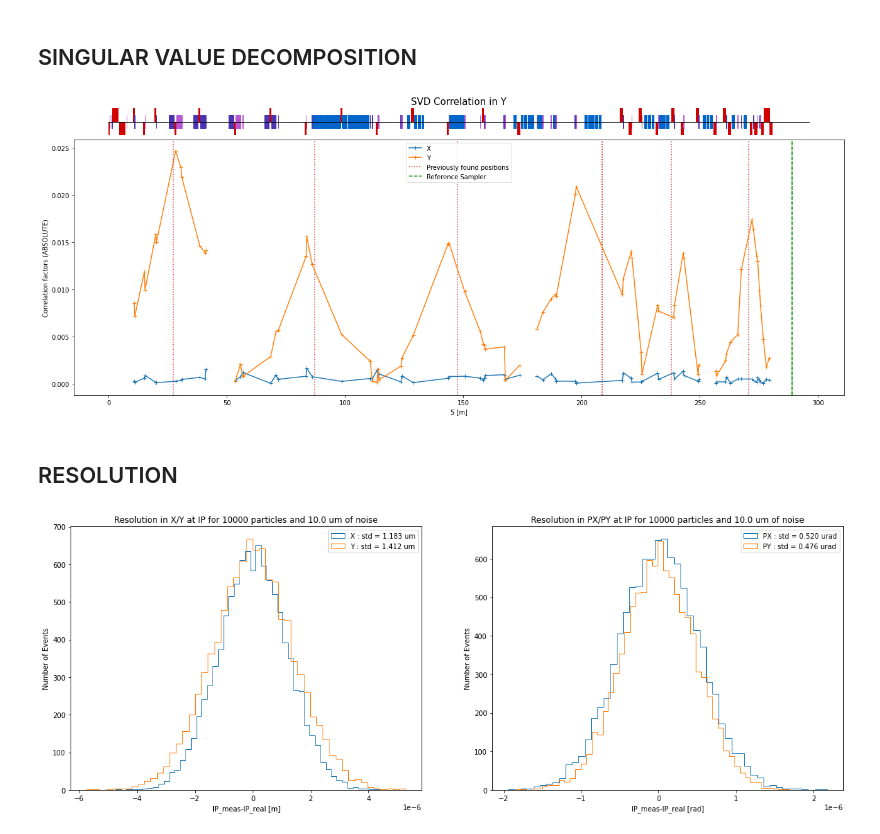
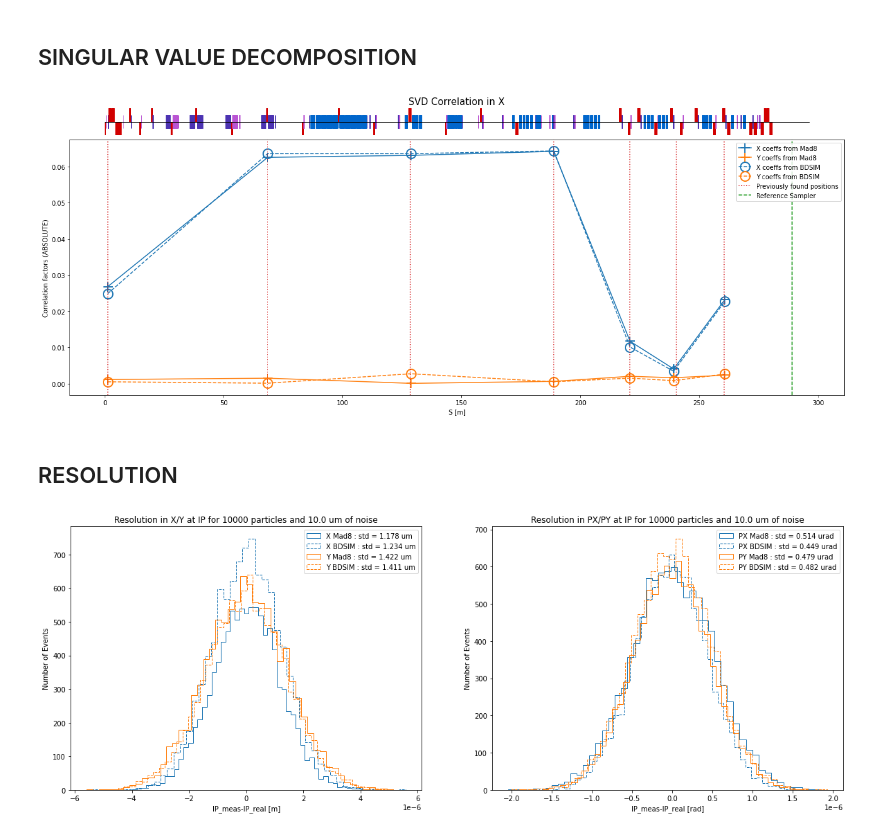
Before and after one commit to MarinDeniaud/luxe-backgrounds, a Jupyter notebook: 06_analysis/Beam_tracking_analysis.ipynb, the cells around one changed output. Cells and saved outputs as stored; diff of their text form; code cells hidden in the pictures.

```diff
--- a/06_analysis/Beam_tracking_analysis.ipynb
+++ b/06_analysis/Beam_tracking_analysis.ipynb
@@ -215,7 +249,14 @@ Text(0.5, 1.0, 'Fit of the Theory curve in all coordinates')
 # %% [markdown]
 ### Phase space
 # %%
-_plt.figure(figsize=(14, 9))
+ref_S = Track.twiss.getElementByNames('IP.LUXE.T20', 'S')
+initial_fit = [[1, 70, 130, 180, 220, 240, 260],
+              [40, 100, 160, 215, 230, 245, 270],
+              [1, 50, 100, 175, 225, 250],
+              [25, 100, 150, 200, 225, 240, 265]]
+S_list = Track.getTheoryAndFit('X', ref_S, 'X', initial_fit[0])[1]
+
+_plt.figure(figsize=(18, 10))
 beamTracking.PlotPhaseAdvanceCheck(Track, 'X', S_list)
 _m8.Plot.AddMachineLatticeToFigure(_plt.gcf(), Track.twiss)
 _plt.title("Phase advance in both planes", fontsize=15)
@@ -226,55 +267,63 @@ _plt.savefig("{}_Phase_advance_in_both_planes".format(save_name_prefix), dpi=300
 ## SINGULAR VALUE DECOMPOSITION
 # %%
 _plt.figure(figsize=(18,7))
+ref_S = Track.twiss.getElementByNames('IP.LUXE.T20', 'S')
 #BPM_list=['QUAD']
 BPM_list=['QUAD','HKIC','VKIC']
+S_dict = {'X': Track.getTheoryAndFit('X', ref_S, 'X', initial_fit[0])[1],
+          'PX': Track.getTheoryAndFit('X', ref_S, 'PX', initial_fit[1])[1],
+          'Y': Track.getTheoryAndFit('Y', ref_S, 'Y', initial_fit[2])[1],
+          'PY': Track.getTheoryAndFit('Y', ref_S, 'PY', initial_fit[3])[1]}
 
-#beamTracking.PlotBPMSVD(Track, predicted_S_list=S_list['X'], plotRef=True)
-#beamTracking.PlotBPMSVD(Track, BPM_list=BPM_list, BPM_list_type='type', s_range=[10,300], noise=10e-6, predicted_S_list=S_list['X'], plotRef=True)
-#beamTracking.PlotBPMSVD(Track, BPM_list=BPM_list, BPM_list_type='type', s_range=[0,20], noise=1e-8, predicted_S_list=S_list['X'], plotRef=True)
+#beamTracking.PlotSVDCoeff(Track, ref_S, predicted_S_list=S_dict['X'], plotRef=True)
+#beamTracking.PlotSVDCoeff(Track, ref_S, BPM_list=BPM_list, BPM_list_type='type', s_range=[0,275], noise=10e-6, predicted_S_list=S_dict['X'])
+#beamTracking.PlotSVDCoeff(Track, ref_S, BPM_list=BPM_list, BPM_list_type='type', s_range=[0,20], noise=1e-8, predicted_S_list=S_dictt['X'])
 
 
-#beamTracking.PlotBPMSVD(Track, ref_coord='X', BPM_list=BPM_list, BPM_list_type='type', s_range=[0.1,20], predicted_S_list=S_list['X'], plotRef=True)
-#beamTracking.PlotBPMSVD(Track, ref_coord='X', BPM_list=BPM_list, BPM_list_type='type', s_range=[50,230])
-#beamTracking.PlotBPMSVD(Track, ref_coord='X', BPM_list=BPM_list, BPM_list_type='type', s_range=[230,265])
+#beamTracking.PlotSVDCoeff(Track, ref_S, ref_coord='X', BPM_list=BPM_list, BPM_list_type='type', s_range=[0.1,20], predicted_S_list=S_dict['X'])
+#beamTracking.PlotSVDCoeff(Track, ref_S, ref_coord='X', BPM_list=BPM_list, BPM_list_type='type', s_range=[50,200], printLabels=False)
+#beamTracking.PlotSVDCoeff(Track, ref_S, ref_coord='X', BPM_list=BPM_list, BPM_list_type='type', s_range=[200,275], printLabels=False)
 
-#beamTracking.PlotBPMSVD(Track, ref_coord='PX', BPM_list=BPM_list, BPM_list_type='type', s_range=[25,75], predicted_S_list=S_list['PX'], plotRef=True)
-#beamTracking.PlotBPMSVD(Track, ref_coord='PX', BPM_list=BPM_list, BPM_list_type='type', s_range=[75,175])
-#beamTracking.PlotBPMSVD(Track, ref_coord='PX', BPM_list=BPM_list, BPM_list_type='type', s_range=[190,250])
-#beamTracking.PlotBPMSVD(Track, ref_coord='PX', BPM_list=BPM_list, BPM_list_type='type', s_range=[250,280])
+#beamTracking.PlotSVDCoeff(Track, ref_S, ref_coord='PX', BPM_list=BPM_list, BPM_list_type='type', s_range=[25,75], predicted_S_list=S_dict['PX'])
+#beamTracking.PlotSVDCoeff(Track, ref_S, ref_coord='PX', BPM_list=BPM_list, BPM_list_type='type', s_range=[75,175], printLabels=False)
+#beamTracking.PlotSVDCoeff(Track, ref_S, ref_coord='PX', BPM_list=BPM_list, BPM_list_type='type', s_range=[190,250], printLabels=False)
+#beamTracking.PlotSVDCoeff(Track, ref_S, ref_coord='PX', BPM_list=BPM_list, BPM_list_type='type', s_range=[250,280], printLabels=False)
 
-#beamTracking.PlotBPMSVD(Track, ref_coord='Y', BPM_list=BPM_list, BPM_list_type='type', s_range=[0.1,15], predicted_S_list=S_list['Y'], plotRef=True)
-#beamTracking.PlotBPMSVD(Track, ref_coord='Y', BPM_list=BPM_list, BPM_list_type='type', s_range=[30,200])
-#beamTracking.PlotBPMSVD(Track, ref_coord='Y', BPM_list=BPM_list, BPM_list_type='type', s_range=[220,270])
+#beamTracking.PlotSVDCoeff(Track, ref_S, ref_coord='Y', BPM_list=BPM_list, BPM_list_type='type', s_range=[0.1,15], predicted_S_list=S_dict['Y'])
+#beamTracking.PlotSVDCoeff(Track, ref_S, ref_coord='Y', BPM_list=BPM_list, BPM_list_type='type', s_range=[30,200], printLabels=False)
+#beamTracking.PlotSVDCoeff(Track, ref_S, ref_coord='Y', BPM_list=BPM_list, BPM_list_type='type', s_range=[220,270], printLabels=False)
 
-beamTracking.PlotBPMSVD(Track, ref_coord='PY', BPM_list=BPM_list, BPM_list_type='type', s_range=[10,50], predicted_S_list=S_list['PY'], printLabels=True)
-beamTracking.PlotBPMSVD(Track, ref_coord='PY', BPM_list=BPM_list, BPM_list_type='type', s_range=[50,175])
-beamTracking.PlotBPMSVD(Track, ref_coord='PY', BPM_list=BPM_list, BPM_list_type='type', s_range=[180,250])
-beamTracking.PlotBPMSVD(Track, ref_coord='PY', BPM_list=BPM_list, BPM_list_type='type', s_range=[250,280])
+#beamTracking.PlotSVDCoeff(Track, ref_S, ref_coord='PY', BPM_list=BPM_list, BPM_list_type='type', s_range=[10,50], predicted_S_list=S_dict['PY'])
+#beamTracking.PlotSVDCoeff(Track, ref_S, ref_coord='PY', BPM_list=BPM_list, BPM_list_type='type', s_range=[50,175], printLabels=False)
+#beamTracking.PlotSVDCoeff(Track, ref_S, ref_coord='PY', BPM_list=BPM_list, BPM_list_type='type', s_range=[180,250], printLabels=False)
+#beamTracking.PlotSVDCoeff(Track, ref_S, ref_coord='PY', BPM_list=BPM_list, BPM_list_type='type', s_range=[250,280], printLabels=False)
 
 
-#beamTracking.PlotBPMSVD(Track, ref_coord='PX', BPM_list=S_list['PX'], mean_sub=False, noise=10e-6, predicted_S_list=S_list['PX'], plotRef=True)
+beamTracking.PlotSVDCoeff(Track, ref_S, ref_coord='X', BPM_list=S_dict['X'], mean_sub=False, noise=10e-6, predicted_S_list=S_dict['X'], bdsimCompare=True)
 
 _m8.Plot.AddMachineLatticeToFigure(_plt.gcf(), Track.twiss)
-_plt.title("SVD Correlation in Y", fontsize=15)
-_plt.savefig("{}_SVD_Correlation_in_Y".format(save_name_prefix), dpi=300, bbox_inches='tight')
+_plt.title("SVD Correlation in X", fontsize=15)
+_plt.savefig("{}_SVD_Correlation_in_X".format(save_name_prefix), dpi=300, bbox_inches='tight')
 # %% [output]
-[figure, old version]
+[figure, new version]
 # %% [markdown]
 ## RESOLUTION
 # %%
+ref_S = Track.twiss.getElementByNames('IP.LUXE.T20', 'S')
 noise = 10e-6
-_plt.figure(figsize=(20,7))
+
+_plt.figure(figsize = (20,7))
 _plt.subplot(1, 2, 1)
-beamTracking.PlotResolution(Track, 'X', 'IP.LUXE.T20', S_list, noise=noise)
-beamTracking.PlotResolution(Track, 'Y', 'IP.LUXE.T20', S_list, noise=noise)
+beamTracking.PlotResolution(Track, 'X', ref_S, S_dict, noise=noise, bdsimCompare=True)
+beamTracking.PlotResolution(Track, 'Y', ref_S, S_dict, noise=noise, bdsimCompare=True)
 _plt.title('Resolution in X/Y at IP for {} particles and {} um of noise'.format(len(Track.initial_dict),noise*1e6))
+
 _plt.subplot(1, 2, 2)
-beamTracking.PlotResolution(Track, 'PX', 'IP.LUXE.T20', S_list, noise=noise)
-beamTracking.PlotResolution(Track, 'PY', 'IP.LUXE.T20', S_list, noise=noise)
+beamTracking.PlotResolution(Track, 'PX', ref_S, S_dict, noise=noise, bdsimCompare=True)
+beamTracking.PlotResolution(Track, 'PY', ref_S, S_dict, noise=noise, bdsimCompare=True)
 _plt.title('Resolution in PX/PY at IP for {} particles and {} um of noise'.format(len(Track.initial_dict),noise*1e6))
 
 _plt.savefig("{}_Resolution_at_the_IP_using_SVD".format(save_name_prefix), dpi=300, bbox_inches='tight')
 # %% [output]
-[figure, old version]
+[figure, new version]
 # %%
```
Also changed, not shown: parts of 23 cells of this notebook.
